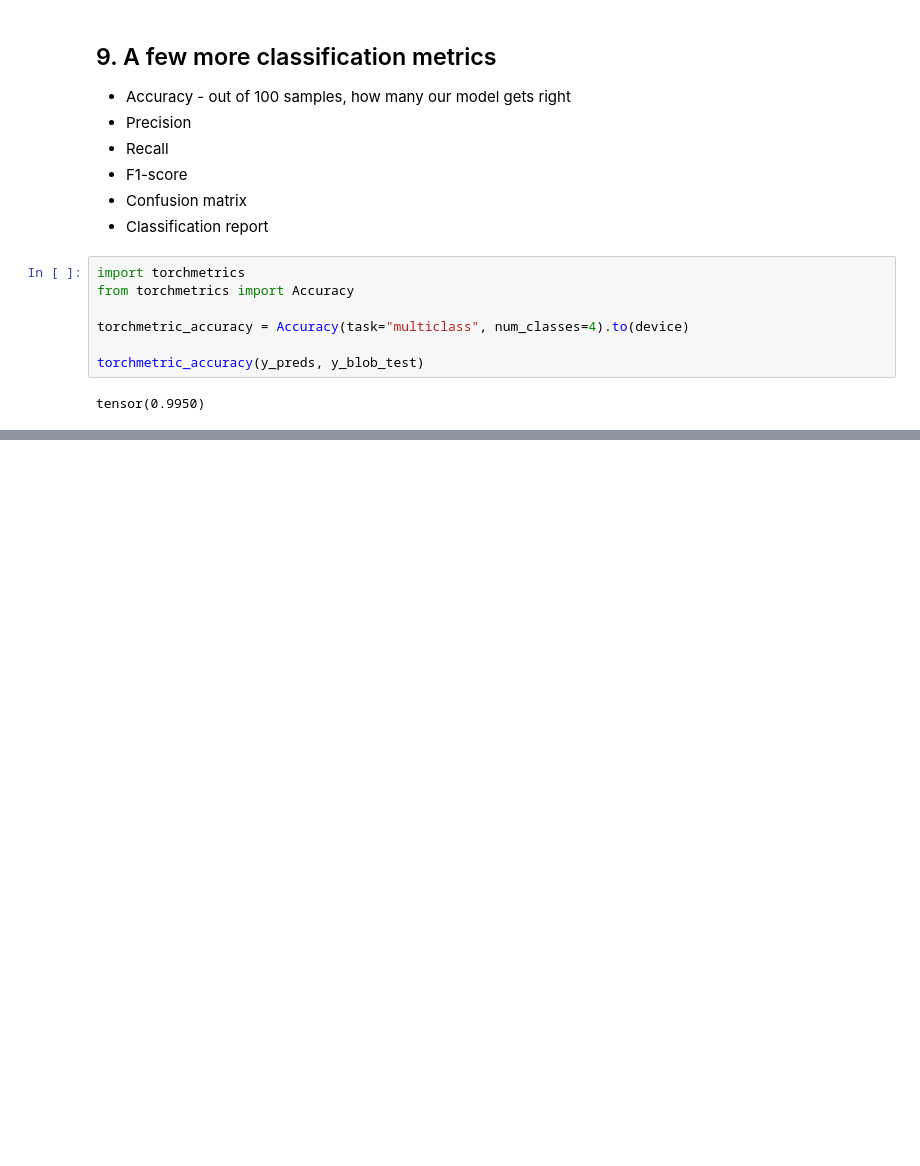
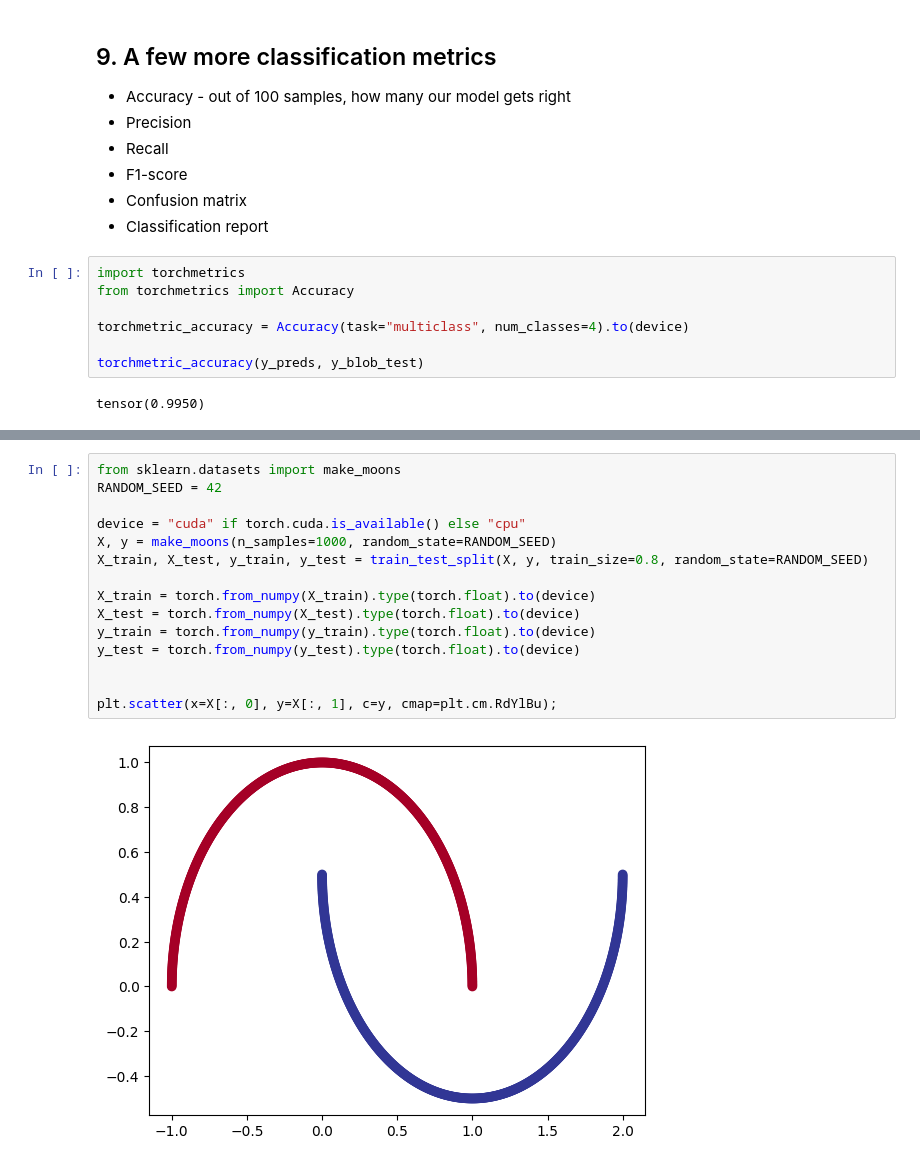
Before and after one commit to prroud/AI_learning_journey, a Jupyter notebook: Pytorch Practice/02_neural_network_classsification_with_pytorch.ipynb, the cells around one changed output, grey strips where cells are left out. Cells and saved outputs as stored; diff of their text form; blank space fills up the shorter version.

```diff
--- a/Pytorch Practice/02_neural_network_classsification_with_pytorch.ipynb
+++ b/Pytorch Practice/02_neural_network_classsification_with_pytorch.ipynb
@@ -1075,0 +1083,17 @@ tensor(0.9950)
+# %%
+from sklearn.datasets import make_moons
+RANDOM_SEED = 42
+
+device = "cuda" if torch.cuda.is_available() else "cpu"
+X, y = make_moons(n_samples=1000, random_state=RANDOM_SEED)
+X_train, X_test, y_train, y_test = train_test_split(X, y, train_size=0.8, random_state=RANDOM_SEED)
+
+X_train = torch.from_numpy(X_train).type(torch.float).to(device)
+X_test = torch.from_numpy(X_test).type(torch.float).to(device)
+y_train = torch.from_numpy(y_train).type(torch.float).to(device)
+y_test = torch.from_numpy(y_test).type(torch.float).to(device)
+
+
+plt.scatter(x=X[:, 0], y=X[:, 1], c=y, cmap=plt.cm.RdYlBu);
+# %% [output]
+[figure, added]
```
Also changed, not shown: parts of 11 cells of this notebook.
